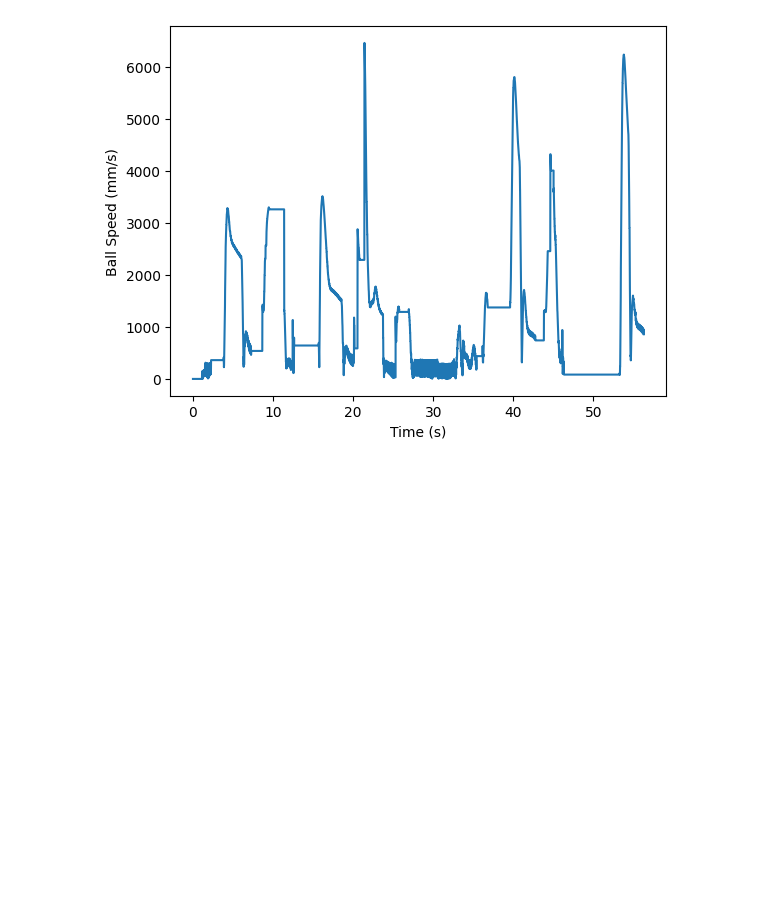
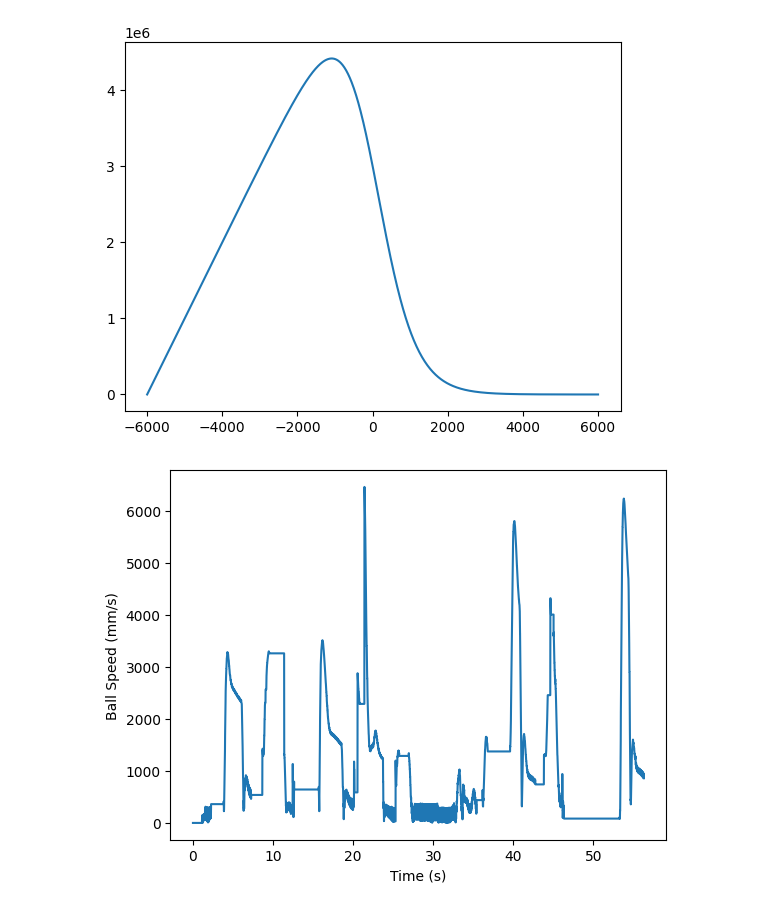
Before and after one commit to DelftMercurians/Dies, a Jupyter notebook: nb.ipynb, the cells around one changed output. Drawn from its saved outputs; the diff is of its cells as text; code cells hidden in the pictures; blank space fills up the shorter version.

```diff
--- a/nb.ipynb
+++ b/nb.ipynb
@@ -2,6 +2,30 @@
 import pandas as pd
 import numpy as np
 import matplotlib.pyplot as plt
+# %%
+# fn score_striker(s: &RobotSituation) -> f64 {
+#     // Smoothly prefer robots on our side, with a soft transition at x=0
+#     // Uses a logistic function to create a smooth step
+#     let x = s.position().x;
+#     let field_length = s.field().field_length / 2.0;
+#     let k = 0.01; // steepness of the transition, adjust as needed
+#     let weight = 1.0 / (1.0 + ((k * x).exp())); // smoothly transitions from 1 to 0 as x goes from negative to positive
+#     1000.0 * (field_length + x) * weight
+# }
+
+
+def score_striker(x):
+    field_length = 6000
+    k = 0.002
+    weight = 1.0 / (1.0 + np.exp(k * x))
+    return 1000.0 * (field_length + x) * weight
+
+
+x = np.linspace(-6000, 6000, 1000)
+plt.plot(x, score_striker(x))
+plt.show()
+# %% [output]
+[figure, added]
 # %%
 df = pd.read_csv('calibration_data.csv')
 ball_speed = np.sqrt(df['ball_vel_x']**2 + df['ball_vel_y']**2 + df['ball_vel_z']**2)
```
Also changed, not shown: 3 other files.
